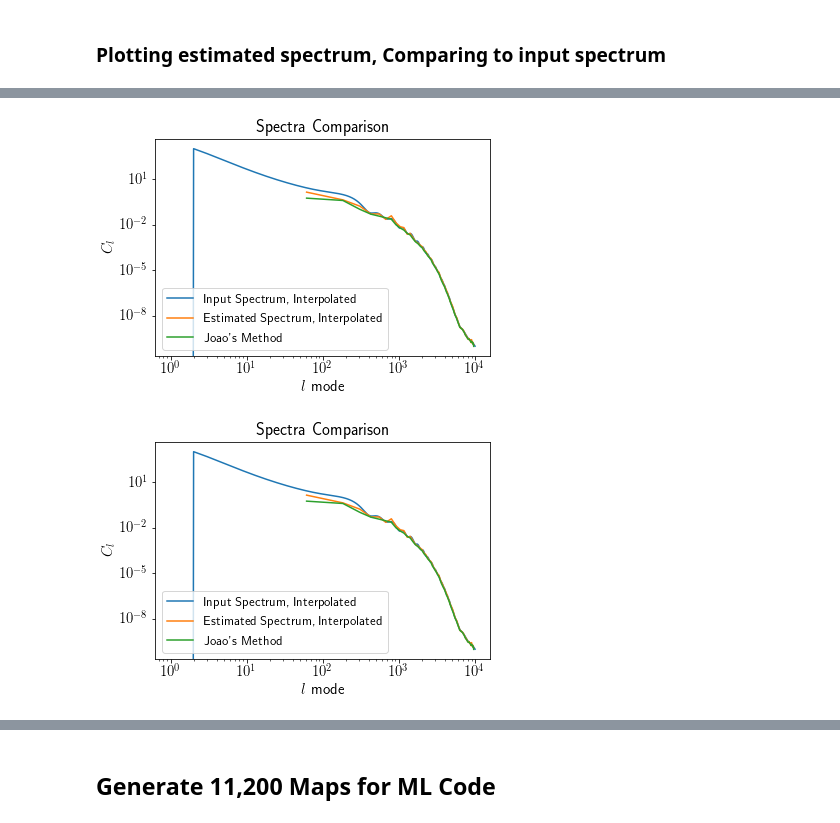
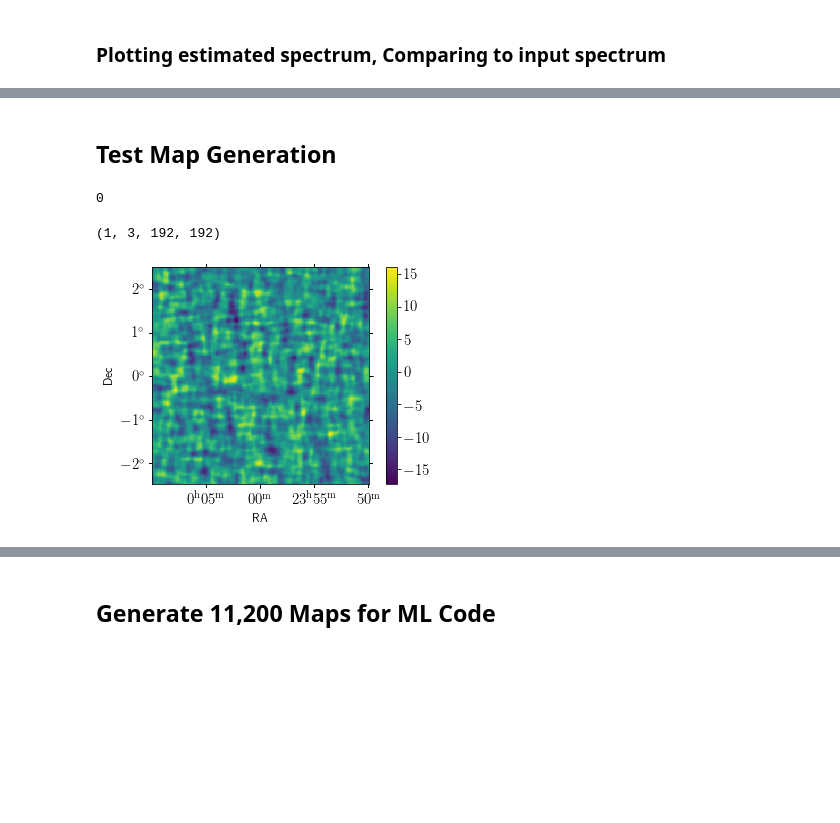
Before and after one commit to deepskies/DeepCMBsim, a Jupyter notebook: Unlensed Temperature Maps.ipynb, the cells around one changed output, grey strips where cells are left out. Cells and saved outputs as stored; diff of their text form; code cells hidden in the pictures; blank space fills up the shorter version.

```diff
--- a/Unlensed Temperature Maps.ipynb
+++ b/Unlensed Temperature Maps.ipynb
@@ -467,10 +453,14 @@ plot_spectra(l_mode_list, spectra,"Spectra Comparison", labels)
-# %%
-#Compare with the input spectrum and my estimated spectrum splined earlier
-l_mode_list = [spectra_dict["l modes"], spectrum[0][:-1], spectrum[0][:-1]]
-spectra = [f1(spectra_dict["l modes"]), f2(spectrum[0][:-1]),joao_spectrum]
-labels = ["Input Spectrum, Interpolated","Estimated Spectrum, Interpolated", "Joao's Method"]
-plot_spectra(l_mode_list, spectra,"Spectra Comparison", labels)
-# %% [output]
-[figure, removed]
-[figure, removed]
+# %% [markdown]
+## Test Map Generation
+# %%
+tqu_maps = generate_maps(spectra_dict, fmi, 1, TQU_maps=True)
+np.shape(tqu_maps)
+# %% [output]
+0
+(1, 3, 192, 192)
+# %%
+#Demo of randomly generated map
+fmi.view_map(tqu_maps[0,1].flatten())
+# %% [output]
+[figure, added]
 # %%
```
Also changed, not shown: parts of 19 cells of this notebook.
